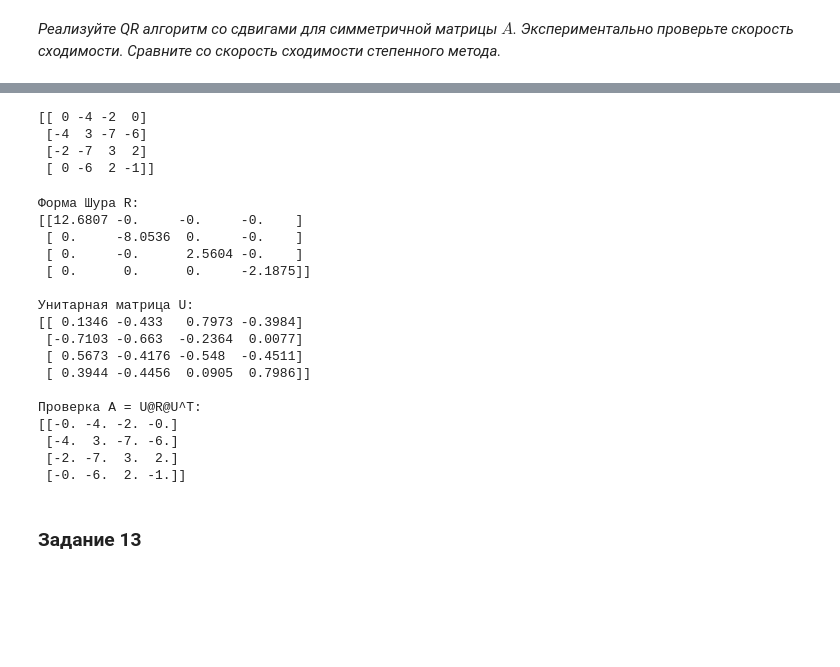
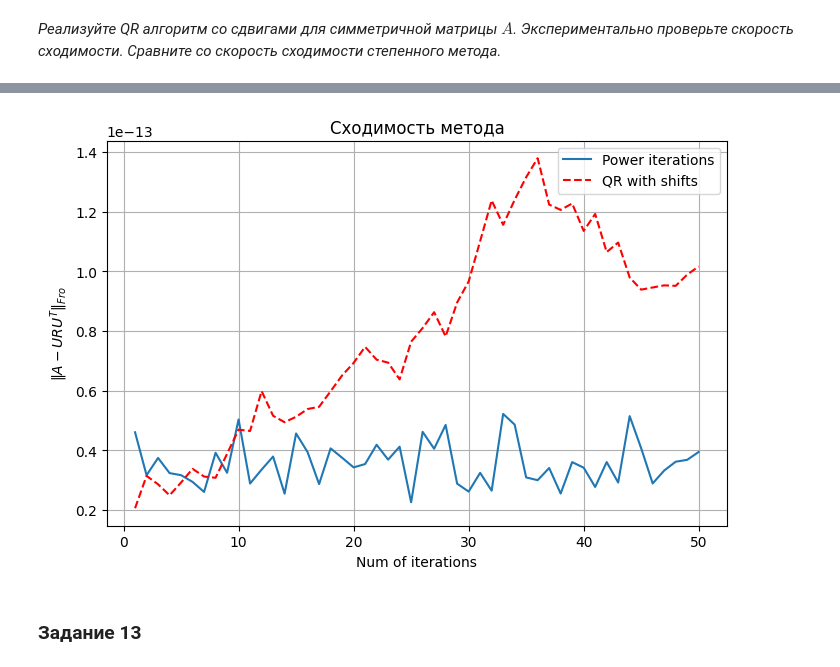
Before and after one commit to isvoropaev02/matrix_algorithms, a Jupyter notebook: lab4/lab4schur.ipynb, the cells around one changed output, grey strips where cells are left out. Saved outputs shown, nothing was run; the diff lists cells and outputs as text; code cells hidden in the pictures; blank space fills up the shorter version.

```diff
--- a/lab4/lab4schur.ipynb
+++ b/lab4/lab4schur.ipynb
@@ -585,39 +586,33 @@ print(np.round(U @ R @ U.T, 4))
-# %%
-A = np.random.randint(low=-9, high=10, size=(4, 4))# + 20*np.eye(4)
-A = (A + A.T) // 2
-print(A)
-# %% [output]
-[[ 0 -4 -2  0]
- [-4  3 -7 -6]
- [-2 -7  3  2]
- [ 0 -6  2 -1]]
-# %%
-R, U = qr_algorithm_with_shifts(A, max_iter=100)
-
-print("Форма Шура R:")
-print(np.round(R, 4))
-print("\nУнитарная матрица U:")
-print(np.round(U, 4))
-print("\nПроверка A = U@R@U^T:")
-print(np.round(U @ R @ U.T, 4))
-# %% [output]
-Форма Шура R:
-[[12.6807 -0.     -0.     -0.    ]
- [ 0.     -8.0536  0.     -0.    ]
- [ 0.     -0.      2.5604 -0.    ]
- [ 0.      0.      0.     -2.1875]]
-
-Унитарная матрица U:
-[[ 0.1346 -0.433   0.7973 -0.3984]
- [-0.7103 -0.663  -0.2364  0.0077]
- [ 0.5673 -0.4176 -0.548  -0.4511]
- [ 0.3944 -0.4456  0.0905  0.7986]]
-
-Проверка A = U@R@U^T:
-[[-0. -4. -2. -0.]
- [-4.  3. -7. -6.]
- [-2. -7.  3.  2.]
- [-0. -6.  2. -1.]]
+# %%
+num_iter = np.arange(1, 51, 1, dtype=np.int32)
+# num_iter = np.array([10, 50, 200], dtype=np.int32)
+A = np.random.randint(low=-9, high=10, size=(10, 10))# + 20*np.eye(4)
+A = (A + A.T) // 2
+# R_th, Q_th = schur(A)
+power_err = np.empty(shape=num_iter.shape, dtype=np.float64)
+shiftqr_err = np.empty(shape=num_iter.shape, dtype=np.float64)
+for i in range(num_iter.shape[0]):
+    R_pow, U_pow = schur_decomposition_power_method(A, max_iter=num_iter[i], tol=0.0)
+    R_sqr, U_sqr = qr_algorithm_with_shifts(A, max_iter=num_iter[i])
+    power_err[i] = norm(U_pow @ R_pow @ U_pow.T - A, ord='fro')
+    shiftqr_err[i] = norm(U_sqr @ R_sqr @ U_sqr.T - A, ord='fro')
+# %%
+fig4 = plt.figure(figsize=[8,5])
+
+ax_1 = fig4.add_subplot(111)
+ax_1.set_title('Сходимость метода')
+ax_1.plot(num_iter, power_err, label='Power iterations')
+ax_1.plot(num_iter, shiftqr_err, 'r--', label='QR with shifts')
+ax_1.set_xlabel(r'Num of iterations')
+ax_1.set_ylabel(r'$\|A - URU^T\|_{Fro}$')
+# ax_1.set_xscale('log')
+# ax_1.set_yscale('log')
+ax_1.grid()
+ax_1.legend()
+
+plt.show()
+# %% [output]
+[figure, added]
 # %% [markdown]
 ### Задание 13
 # %% [markdown]
```
Also changed, not shown: parts of 8 cells of this notebook, 1 other file.
